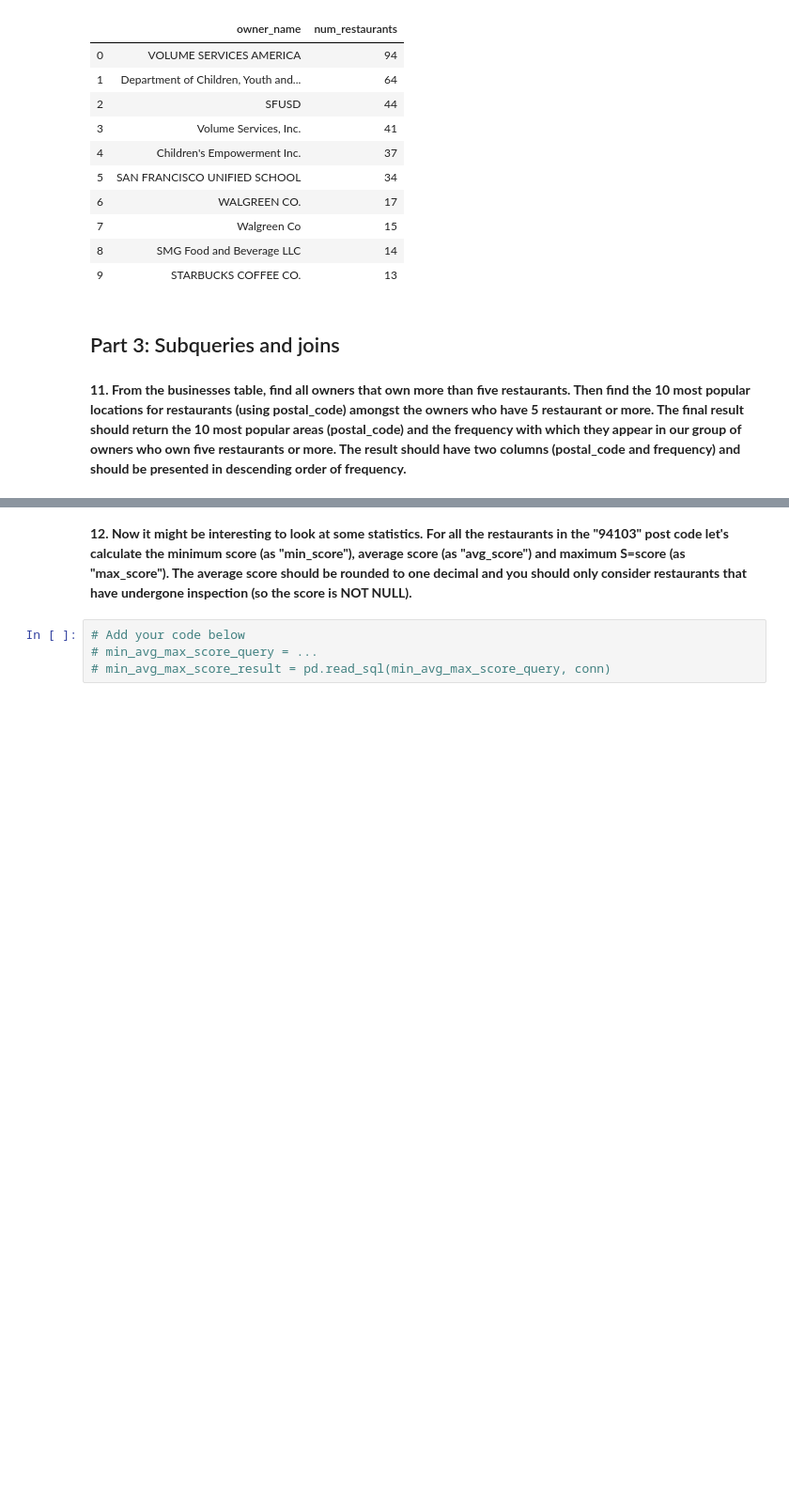
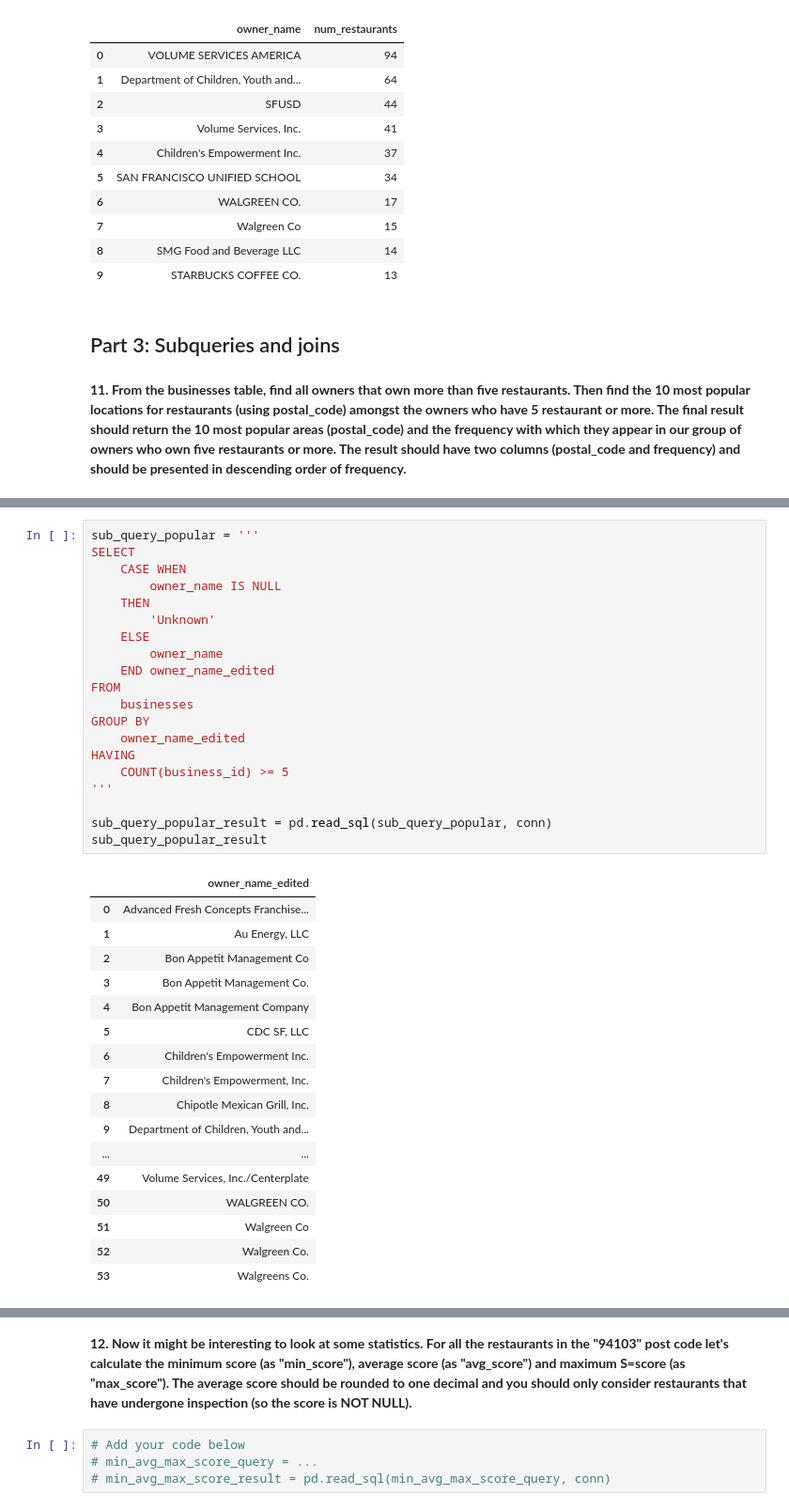
Before and after one commit to Louis-Bad/KATE_module-6, a Jupyter notebook: food_health_analysis/food_health.ipynb, the cells around one changed output, grey strips where cells are left out. Shown at 94% size. Cells and saved outputs as stored; diff of their text form; blank space fills up the shorter version.

```diff
--- a/food_health_analysis/food_health.ipynb
+++ b/food_health_analysis/food_health.ipynb
@@ -316,2 +357,40 @@ owners_with_restaurant_numbers_result
+# %%
+sub_query_popular = '''
+SELECT
+    CASE WHEN
+        owner_name IS NULL
+    THEN
+        'Unknown'
+    ELSE
+        owner_name
+    END owner_name_edited
+FROM
+    businesses
+GROUP BY
+    owner_name_edited
+HAVING
+    COUNT(business_id) >= 5
+'''
+
+sub_query_popular_result = pd.read_sql(sub_query_popular, conn)
+sub_query_popular_result
+# %% [output]
+|  | owner_name_edited |
+| 0 | Advanced Fresh Concepts Franchise... |
+| 1 | Au Energy, LLC |
+| 2 | Bon Appetit Management Co |
+| 3 | Bon Appetit Management Co. |
+| 4 | Bon Appetit Management Company |
+| 5 | CDC SF, LLC |
+| 6 | Children's Empowerment Inc. |
+| 7 | Children's Empowerment, Inc. |
+| 8 | Chipotle Mexican Grill, Inc. |
+| 9 | Department of Children, Youth and... |
+| ... | ... |
+| 49 | Volume Services, Inc./Centerplate |
+| 50 | WALGREEN CO. |
+| 51 | Walgreen Co |
+| 52 | Walgreen Co. |
+| 53 | Walgreens Co. |
 # %%
 # Add your code below
```
Also changed, not shown: parts of 3 cells of this notebook.
